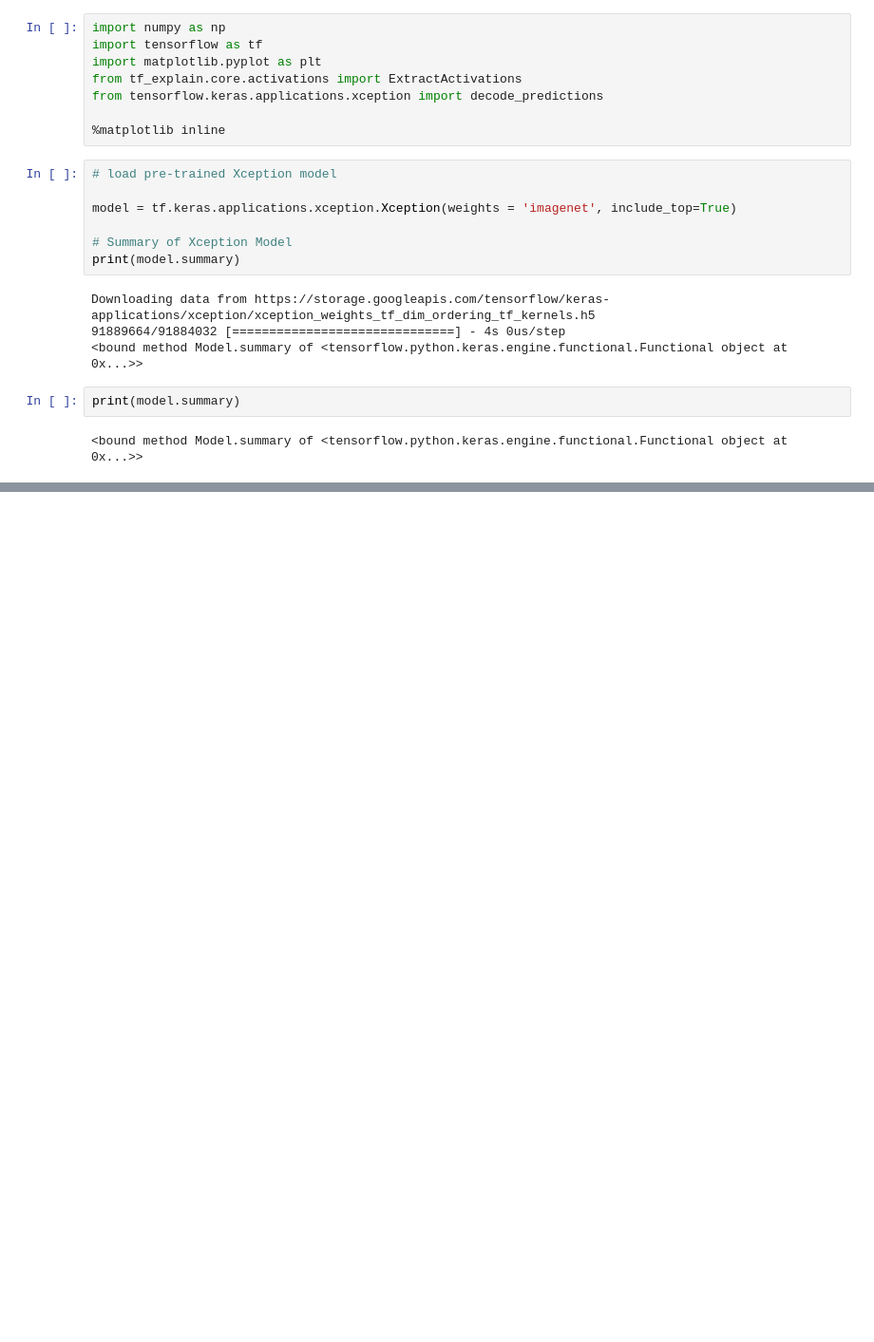
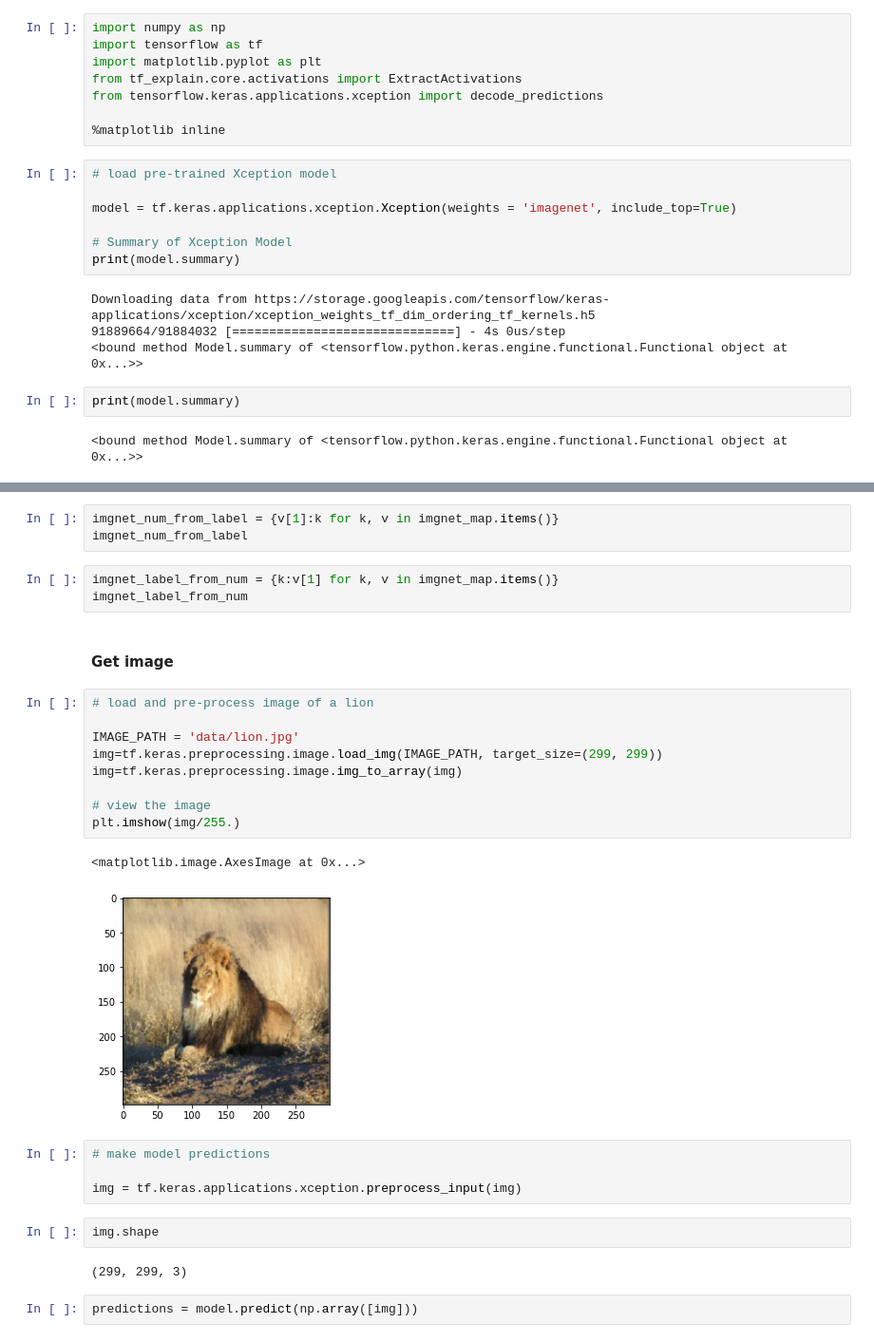
Before and after one commit to jmailman/experiments_in_image_captioning, a Jupyter notebook: image_recognition_xception.ipynb, the cells around one changed output, grey strips where cells are left out. Shown: that part at 95% size. Drawn from its saved outputs; the diff is of its cells as text; blank space fills up the shorter version.

Commit message:
Sucessfully implements Xception pretrained model on one image, of a lion

```diff
--- a/image_recognition_xception.ipynb
+++ b/image_recognition_xception.ipynb
@@ -27,0 +33,30 @@ model.
+# %%
+imgnet_num_from_label = {v[1]:k for k, v in imgnet_map.items()}
+imgnet_num_from_label
+# %%
+imgnet_label_from_num = {k:v[1] for k, v in imgnet_map.items()}
+imgnet_label_from_num
+# %% [markdown]
+#### Get image
+# %%
+# load and pre-process image of a lion
+
+IMAGE_PATH = 'data/lion.jpg'
+img=tf.keras.preprocessing.image.load_img(IMAGE_PATH, target_size=(299, 299))
+img=tf.keras.preprocessing.image.img_to_array(img)
+
+# view the image
+plt.imshow(img/255.)
+# %% [output]
+<matplotlib.image.AxesImage at 0x...>
+[figure, added]
+# %%
+# make model predictions
+
+img = tf.keras.applications.xception.preprocess_input(img)
+# %%
+img.shape
+# %% [output]
+(299, 299, 3)
+# %%
+predictions = model.predict(np.array([img]))
```
Also changed, not shown: parts of 6 cells of this notebook.
